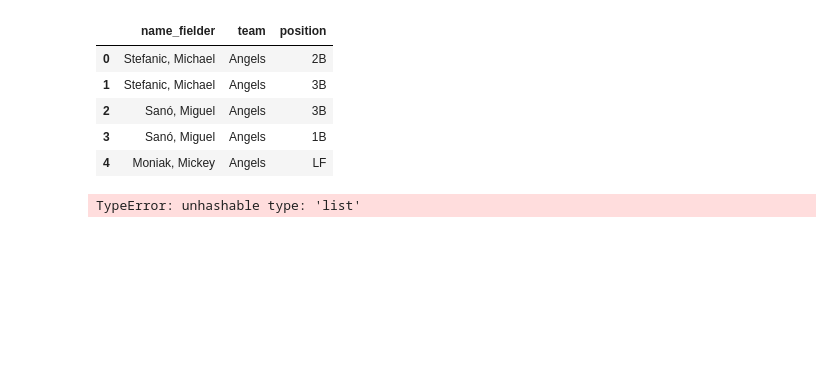
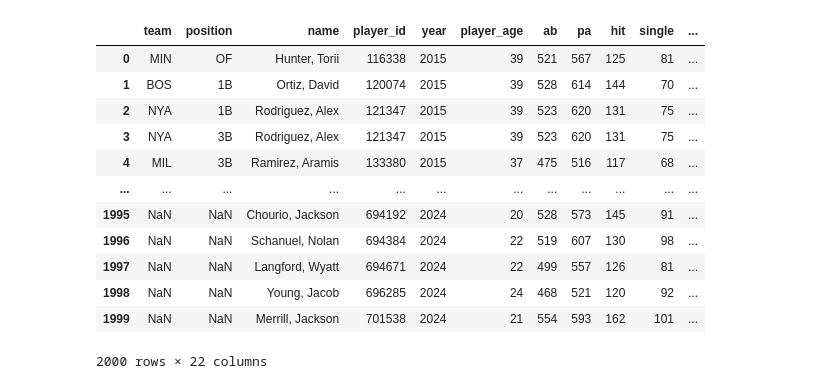
Before and after one commit to bpawlow/mlb-simulation-game, a Jupyter notebook: data/hitting-data-cleaning.ipynb, the cells around one changed output. Drawn from its saved outputs; the diff is of its cells as text; code cells hidden in the pictures; blank space fills up the shorter version.

```diff
--- a/data/hitting-data-cleaning.ipynb
+++ b/data/hitting-data-cleaning.ipynb
@@ -3,0 +28,10 @@ import pandas as pd
+# %%
+#trim down columns to only relevant ones, remove pitchers, standarize columns names
+fielding_df = fielding_df.loc[fielding_df['POS'] != 'P', ['playerID', 'teamID', 'yearID', 'POS']]
+fielding_df = fielding_df.rename(columns={
+    'teamID': 'team',
+    'yearID': 'year',
+    'POS': 'position'
+})
+
+fielding_df
@@ -3,0 +68,12 @@ import pandas as pd
+# %%
+#merge datasets
+players_df = fielding_df.merge(player_names_df, how='left', on='playerID')
+
+#Combine names into one column
+players_df['name'] = players_df['nameLast'] + ', ' + players_df['nameFirst']
+players_df = players_df[['name', 'team', 'year','position']]
+
+#Remove duplicate players
+players_df = players_df.drop_duplicates()
+
+players_df
@@ -22,38 +112,30 @@ hitting_df
-# %%
-###load player position data
-positions_df = pd.read_csv('player-positions.csv')
-positions_df = positions_df[['name_fielder', 'fld_name_display_club', 'position']]
-positions_df = positions_df.rename(columns={'fld_name_display_club':'team'})
-positions_df.head()
-# %% [output]
-|  | name_fielder | team | position |
-| 0 | Stefanic, Michael | Angels | 2B |
-| 1 | Stefanic, Michael | Angels | 3B |
-| 2 | Sanó, Miguel | Angels | 3B |
-| 3 | Sanó, Miguel | Angels | 1B |
-| 4 | Moniak, Mickey | Angels | LF |
 # %%
-###merge datasets
+###merge hitting and player info datasets
 
 #match name columns
 hitting_df = hitting_df.rename(columns={'last_name, first_name': 'name'})
-positions_df = positions_df.rename(columns={'name_fielder': 'name'})
 
-final_df = hitting_df.merge(positions_df,'inner','name')
+#merge
+final_df = hitting_df.merge(players_df,'left',['name', 'year'])
 
 #reorder columns
 hitting_columns = list(hitting_df.columns)
 position_columns = [col for col in final_df.columns if col not in hitting_columns]
 reordered_columns = position_columns + hitting_columns
 final_df = final_df[reordered_columns]
 
-### Remove duplicate players with slightly different positions (combine positions into one array)
-
-final_df = final_df.groupby("player_id").agg({
-    "position": list,             # Combine the 'position' column into a list
-    **{col: "first" for col in final_df.columns if col not in ["player_id", "position"]}  # Take the first value for all other columns
-}).reset_index()
-
-final_df["position"] = final_df["position"].apply(lambda x: list(set(x)))
+final_df
 # %% [output]
+|  | team | position | name | player_id | year | player_age | ab | pa | hit | single | ... |
+| 0 | MIN | OF | Hunter, Torii | 116338 | 2015 | 39 | 521 | 567 | 125 | 81 | ... |
+| 1 | BOS | 1B | Ortiz, David | 120074 | 2015 | 39 | 528 | 614 | 144 | 70 | ... |
+| 2 | NYA | 1B | Rodriguez, Alex | 121347 | 2015 | 39 | 523 | 620 | 131 | 75 | ... |
+| 3 | NYA | 3B | Rodriguez, Alex | 121347 | 2015 | 39 | 523 | 620 | 131 | 75 | ... |
+| 4 | MIL | 3B | Ramirez, Aramis | 133380 | 2015 | 37 | 475 | 516 | 117 | 68 | ... |
+| ... | ... | ... | ... | ... | ... | ... | ... | ... | ... | ... | ... |
+| 1995 | NaN | NaN | Chourio, Jackson | 694192 | 2024 | 20 | 528 | 573 | 145 | 91 | ... |
+| 1996 | NaN | NaN | Schanuel, Nolan | 694384 | 2024 | 22 | 519 | 607 | 130 | 98 | ... |
+| 1997 | NaN | NaN | Langford, Wyatt | 694671 | 2024 | 22 | 499 | 557 | 126 | 81 | ... |
+| 1998 | NaN | NaN | Young, Jacob | 696285 | 2024 | 24 | 468 | 521 | 120 | 92 | ... |
+| 1999 | NaN | NaN | Merrill, Jackson | 701538 | 2024 | 21 | 554 | 593 | 162 | 101 | ... |
-TypeError: unhashable type: 'list'
+2000 rows × 22 columns
```
Also changed, not shown: parts of 8 cells of this notebook, 12 other files.
